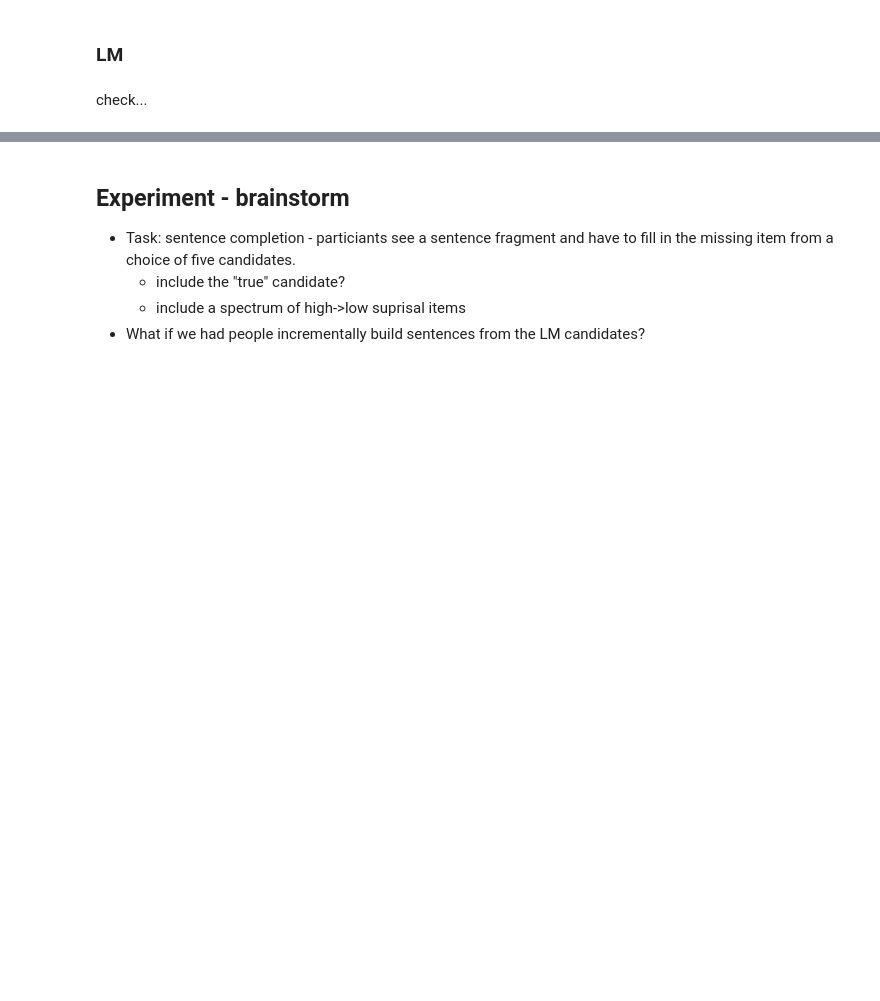
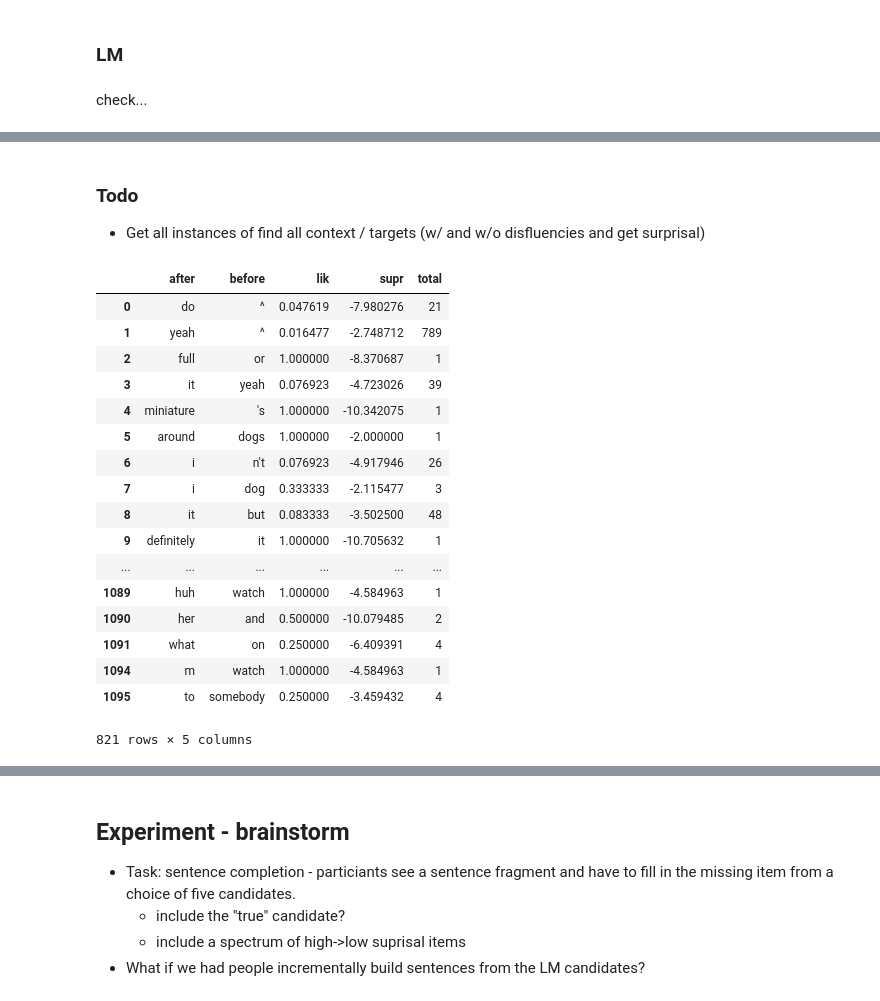
Before and after one commit to benpeloquin7/rsa-uid, a Jupyter notebook: Analyses/rsa-uid-switchboard.ipynb, the cells around one changed output, grey strips where cells are left out. Saved outputs shown, nothing was run; the diff lists cells and outputs as text; code cells hidden in the pictures; blank space fills up the shorter version.

```diff
--- a/Analyses/rsa-uid-switchboard.ipynb
+++ b/Analyses/rsa-uid-switchboard.ipynb
@@ -123,0 +179,4 @@ ng.ingest(orderedTokens)
+# %% [markdown]
+### Todo
+
+* Get all instances of find all context / targets (w/ and w/o disfluencies and get surprisal)
@@ -123,0 +209,21 @@ ng.ingest(orderedTokens)
+# %%
+df
+# %% [output]
+|  | after | before | lik | supr | total |
+| 0 | do | ^ | 0.047619 | -7.980276 | 21 |
+| 1 | yeah | ^ | 0.016477 | -2.748712 | 789 |
+| 2 | full | or | 1.000000 | -8.370687 | 1 |
+| 3 | it | yeah | 0.076923 | -4.723026 | 39 |
+| 4 | miniature | 's | 1.000000 | -10.342075 | 1 |
+| 5 | around | dogs | 1.000000 | -2.000000 | 1 |
+| 6 | i | n't | 0.076923 | -4.917946 | 26 |
+| 7 | i | dog | 0.333333 | -2.115477 | 3 |
+| 8 | it | but | 0.083333 | -3.502500 | 48 |
+| 9 | definitely | it | 1.000000 | -10.705632 | 1 |
+| ... | ... | ... | ... | ... | ... |
+| 1089 | huh | watch | 1.000000 | -4.584963 | 1 |
+| 1090 | her | and | 0.500000 | -10.079485 | 2 |
+| 1091 | what | on | 0.250000 | -6.409391 | 4 |
+| 1094 | m | watch | 1.000000 | -4.584963 | 1 |
+| 1095 | to | somebody | 0.250000 | -3.459432 | 4 |
+821 rows × 5 columns
```
Also changed, not shown: parts of 33 cells of this notebook, 2 other files.
